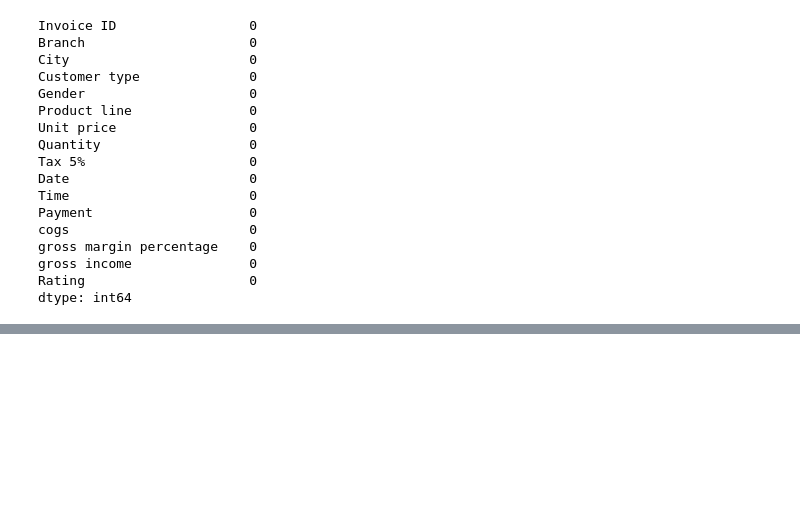
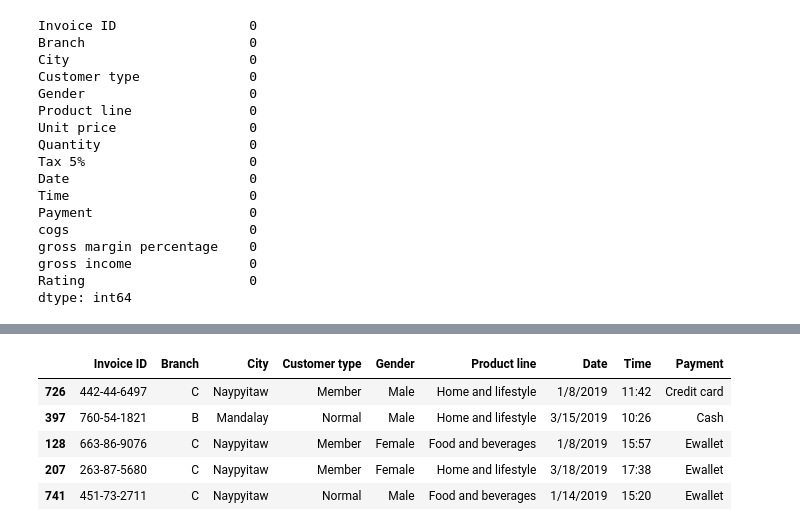
Before and after one commit to h-sutiwas/personal-project, a Jupyter notebook: Sales Retail/analysis.ipynb, the cells around one changed output, grey strips where cells are left out. Saved outputs shown, nothing was run; the diff lists cells and outputs as text; code cells hidden in the pictures; blank space fills up the shorter version.

```diff
--- a/Sales Retail/analysis.ipynb
+++ b/Sales Retail/analysis.ipynb
@@ -167,0 +168,10 @@ plt.xticks(rotation=30);
+# %%
+cat_feature = X_train_copy.select_dtypes(include=["object"])
+cat_feature.head()
+# %% [output]
+|  | Invoice ID | Branch | City | Customer type | Gender | Product line | Date | Time | Payment |
+| 726 | 442-44-6497 | C | Naypyitaw | Member | Male | Home and lifestyle | 1/8/2019 | 11:42 | Credit card |
+| 397 | 760-54-1821 | B | Mandalay | Normal | Male | Home and lifestyle | 3/15/2019 | 10:26 | Cash |
+| 128 | 663-86-9076 | C | Naypyitaw | Member | Female | Food and beverages | 1/8/2019 | 15:57 | Ewallet |
+| 207 | 263-87-5680 | C | Naypyitaw | Member | Female | Home and lifestyle | 3/18/2019 | 17:38 | Ewallet |
+| 741 | 451-73-2711 | C | Naypyitaw | Normal | Male | Food and beverages | 1/14/2019 | 15:20 | Ewallet |
```
Also changed, not shown: parts of 13 cells of this notebook.
